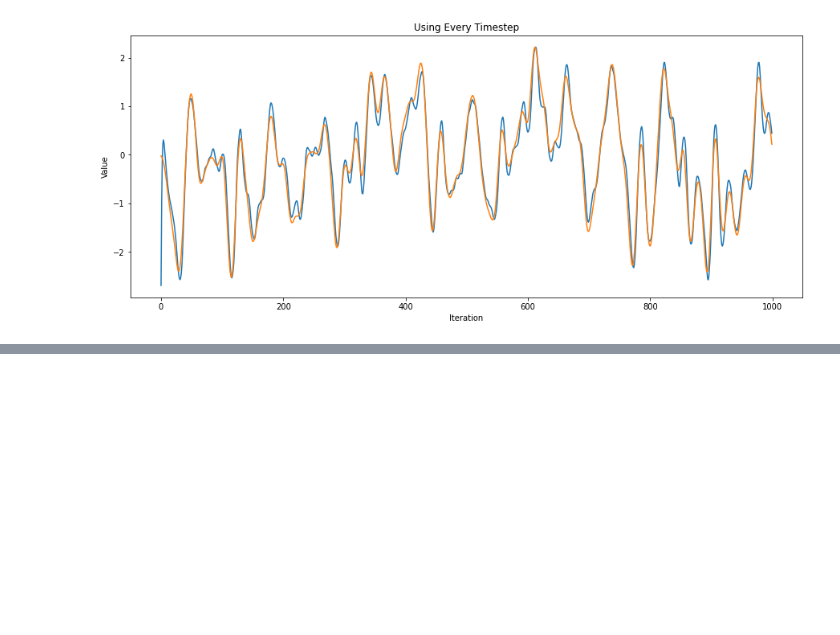
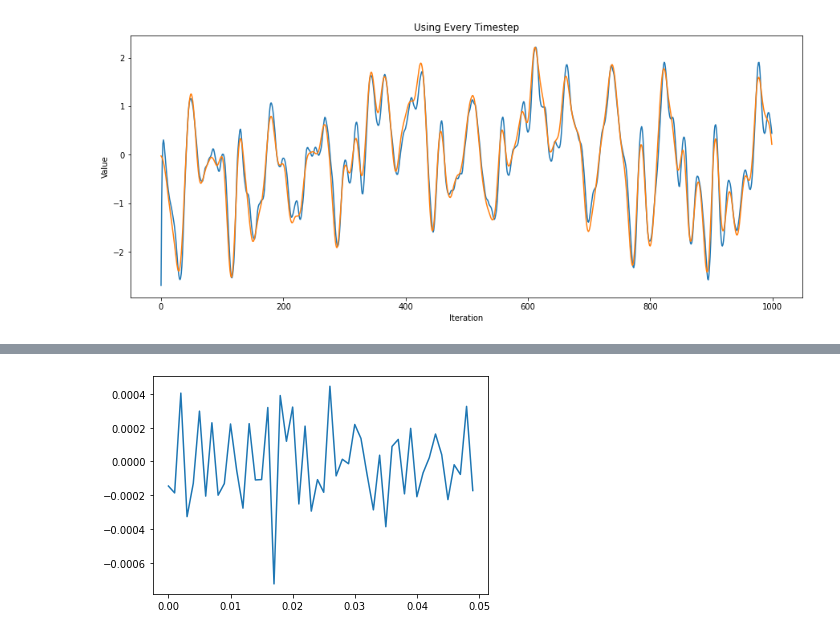
Before and after one commit to adamg0709/QDOT, a Jupyter notebook: Simulator.ipynb, the cells around one changed output, grey strips where cells are left out. Drawn from its saved outputs; the diff is of its cells as text; code cells hidden in the pictures; blank space fills up the shorter version.

```diff
--- a/Simulator.ipynb
+++ b/Simulator.ipynb
@@ -175,0 +192,89 @@ print(x_test[0:10])
+# %%
+from __future__ import division
+import numpy as np
+
+#FFT engines
+from numpy.fft import rfftfreq,irfft
+
+#Interpolation
+from scipy import interpolate
+
+#Units
+from astropy.units import s,Hz,kHz
+
+########################################################
+########GaussianNoiseGenerator class####################
+########################################################
+
+class GaussianNoiseGenerator(object):
+
+    def __init__(self,recording_time=100.0,sampling_frequency=1000):
+
+        self.sampling_frequency = sampling_frequency
+        self.recording_time = recording_time
+        self.nsamples = int(recording_time*sampling_frequency)
+
+    def _fourierMap(self,power_func,**kwargs):
+
+        #Resolution in Fourier space
+        fmin = 2.0*np.pi/self.recording_time
+        f = rfftfreq(self.nsamples) * fmin
+
+        #Compute the power spectrum at each l and check that it is positive
+        if isinstance(power_func,np.ndarray):
+
+            #Check for correct shape
+            assert power_func.shape[0] == 2,"If you want an interpolated power spectrum you should pass a (fs,Pfs) array!"
+
+            #Perform the interpolation
+            fs,Pfs = power_func
+            power_interp = interpolate.interp1d(fs,Pfs,**kwargs)
+            Pf = power_interp(f)
+
+        else:
+            Pf = power_func(f,**kwargs)
+
+        #Generate real and imaginary part
+        real_part = np.sqrt(0.5*Pf) * np.random.normal(loc=0.0,scale=1.0,size=f.shape)
+        imaginary_part = np.sqrt(0.5*Pf) * np.random.normal(loc=0.0,scale=1.0,size=f.shape)
+
+        return real_part + imaginary_part*1.0j
+
+
+
+    def fromPowerSpectrum(self,power_func,seed=0,**kwargs):
+
+        """
+        This method uses a supplied power spectrum to generate correlated noise maps in real space via FFTs
+        :param power_func: function that given a numpy array of l's returns a numpy array with the according Pl's (this is the input power spectrum); alternatively you can pass an array (l,Pl) and the power spectrum will be calculated with scipy's interpolation routines
+        :type power_func: function with the above specifications, or numpy array (l,Pl) of shape (2,n)
+        :param seed: seed of the random generator
+        :type seed: int.
+        :param kwargs: keyword arguments to be passed to power_func, or to the interpolate.interp1d routine
+        :returns: the simulated timestream with the required power spectrum
+        """
+
+        #Initialize random number generator
+        np.random.seed(seed)
+
+        #Generate a random Fourier realization and invert it
+        ft_map = self._fourierMap(power_func,**kwargs)
+        noise_map = irfft(ft_map)
+
+        return np.linspace(0.0,self.recording_time,self.nsamples),noise_map
+
+
+
+#####################################################################
+#############Test driver#############################################
+#####################################################################
+
+def power1(f,n):
+    return 1.0 / (1.0 + f)**n
+
+power2 = np.array([[0, 0.5, 1, 1.5, 2, 2.5, 3], [0, 0.2, 0.3, 0.5, 0.4, 0.1, 0]])
+
+generator = GaussianNoiseGenerator()
+t,y = generator.fromPowerSpectrum(power2,seed=0)
+plt.plot(t[0:50],y[0:50])
+# %% [output]
@@ -175,0 +282 @@ print(x_test[0:10])
+[figure, added]
```
Also changed, not shown: parts of 10 cells of this notebook.
